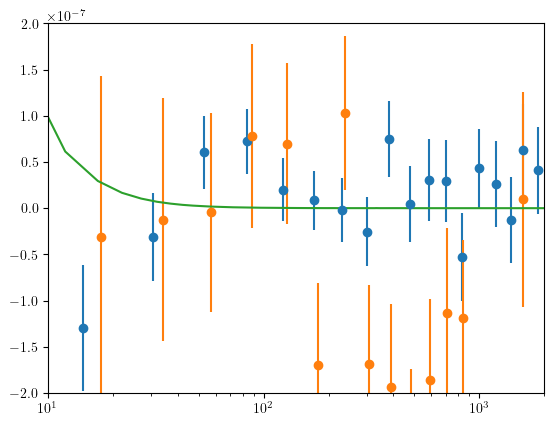
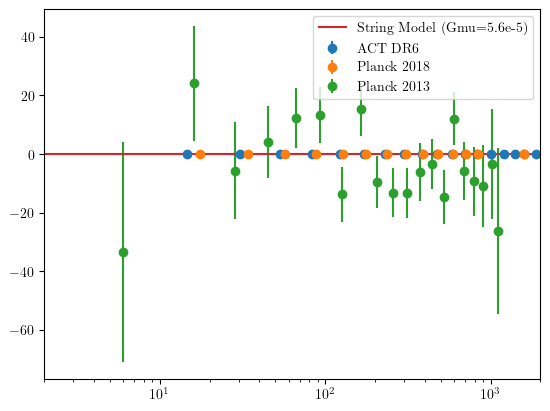
Code edit (unified diff) that turned the first committed figure into the second:
--- before
+++ after
@@ -1,7 +1,9 @@
 plt.errorbar(ACT.L, ACT.CL*cs.DR6_FACTOR(ACT.L), yerr=ACT.ER*cs.DR6_FACTOR(ACT.L), fmt='o', label='ACT DR6')
 plt.errorbar(PLANCK.L, PLANCK.CL*cs.DR6_FACTOR(PLANCK.L), yerr=PLANCK.ER*cs.DR6_FACTOR(PLANCK.L), fmt='o', label='Planck 2018')
+plt.errorbar(PLANCK13.L, PLANCK13.CL*cs.DR6_FACTOR(PLANCK13.L), yerr=PLANCK13.ER*cs.DR6_FACTOR(PLANCK13.L), fmt='o', label='Planck 2013')
 plt.plot(l, theory*cs.DR6_FACTOR(l), label='String Model (Gmu=5.6e-5)')
 plt.xlim(2, 2000)
-plt.ylim(-2e-7, 2e-7)
+#plt.ylim(-2e-7, 2e-7)
 plt.semilogx()
-plt.xlim(10, 2000)
+#plt.xlim(10, 2000)
+plt.legend()

Commit: planck 2013